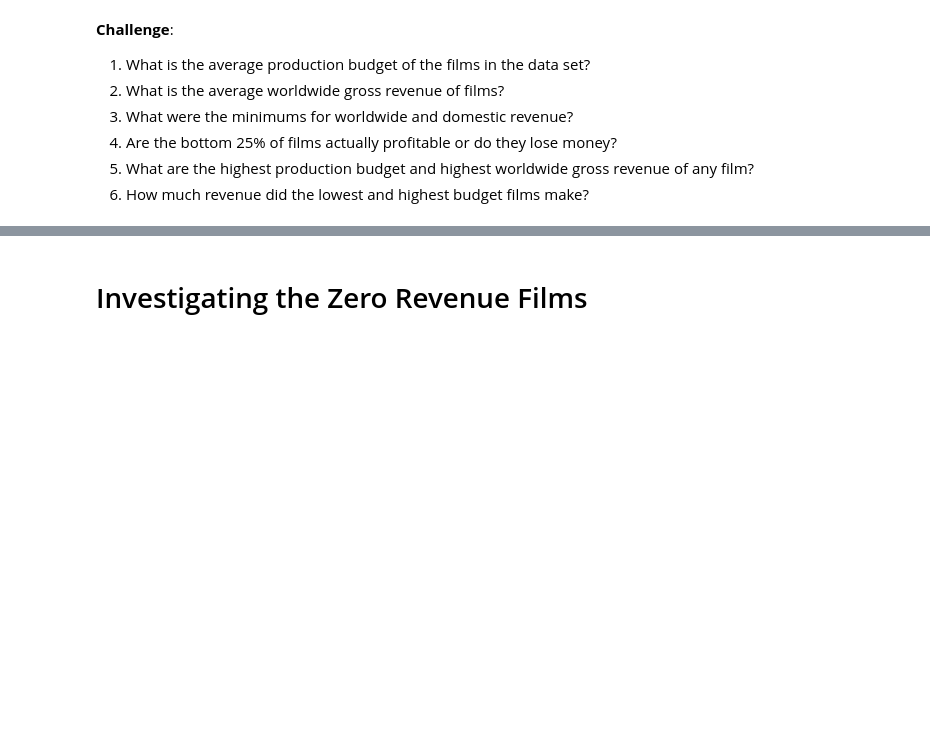
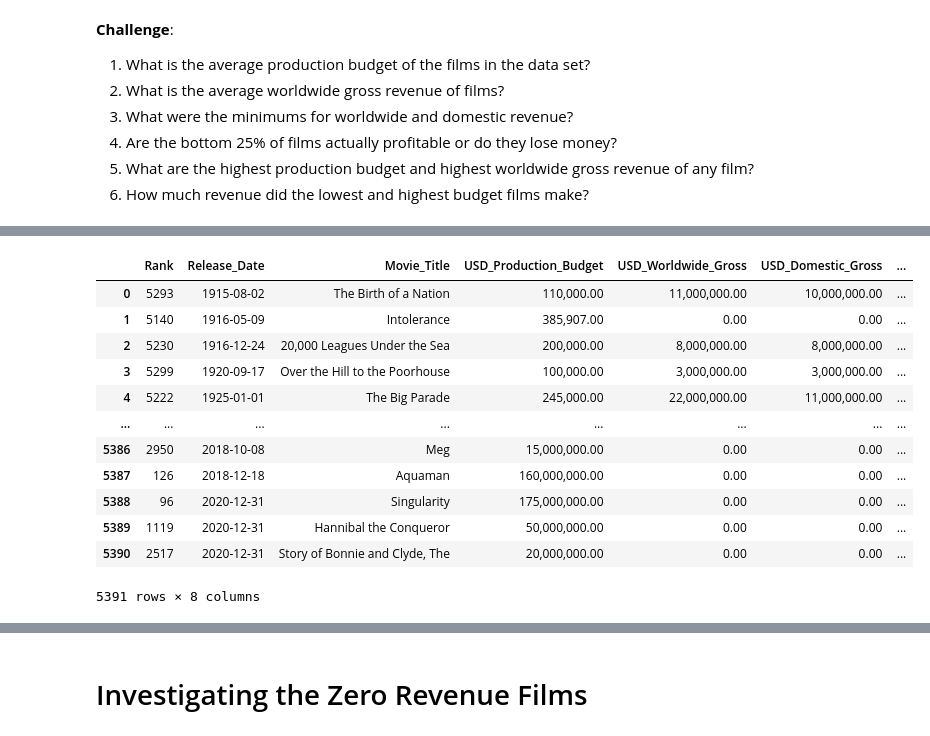
Before and after one commit to Joshua-Jenkins33/100DaysOfPython, a Jupyter notebook: 077_Day_77_Linear_Regression_and_Data_Visualization_with_Seaborn/Seaborn_and_Linear_Regression_(start).ipynb, the cells around one changed output, grey strips where cells are left out. Cells and saved outputs as stored; diff of their text form; code cells hidden in the pictures; blank space fills up the shorter version.

```diff
--- a/077_Day_77_Linear_Regression_and_Data_Visualization_with_Seaborn/Seaborn_and_Linear_Regression_(start).ipynb
+++ b/077_Day_77_Linear_Regression_and_Data_Visualization_with_Seaborn/Seaborn_and_Linear_Regression_(start).ipynb
@@ -106,0 +130,26 @@ dtype: object
+# %%
+def calc_ww_revenue(row):
+    revenue = row.USD_Production_Budget-row.USD_Worldwide_Gross
+    return revenue
+
+def calc_dom_revenue(row):
+    revenue = row.USD_Production_Budget-row.USD_Domestic_Gross
+    return revenue
+# %%
+data['Worldwide_Revenue'] = data.apply(calc_ww_revenue, axis=1)
+data['Domestic_Revenue'] = data.apply(calc_dom_revenue, axis=1)
+data
+# %% [output]
+|  | Rank | Release_Date | Movie_Title | USD_Production_Budget | USD_Worldwide_Gross | USD_Domestic_Gross | ... |
+| 0 | 5293 | 1915-08-02 | The Birth of a Nation | 110,000.00 | 11,000,000.00 | 10,000,000.00 | ... |
+| 1 | 5140 | 1916-05-09 | Intolerance | 385,907.00 | 0.00 | 0.00 | ... |
+| 2 | 5230 | 1916-12-24 | 20,000 Leagues Under the Sea | 200,000.00 | 8,000,000.00 | 8,000,000.00 | ... |
+| 3 | 5299 | 1920-09-17 | Over the Hill to the Poorhouse | 100,000.00 | 3,000,000.00 | 3,000,000.00 | ... |
+| 4 | 5222 | 1925-01-01 | The Big Parade | 245,000.00 | 22,000,000.00 | 11,000,000.00 | ... |
+| ... | ... | ... | ... | ... | ... | ... | ... |
+| 5386 | 2950 | 2018-10-08 | Meg | 15,000,000.00 | 0.00 | 0.00 | ... |
+| 5387 | 126 | 2018-12-18 | Aquaman | 160,000,000.00 | 0.00 | 0.00 | ... |
+| 5388 | 96 | 2020-12-31 | Singularity | 175,000,000.00 | 0.00 | 0.00 | ... |
+| 5389 | 1119 | 2020-12-31 | Hannibal the Conqueror | 50,000,000.00 | 0.00 | 0.00 | ... |
+| 5390 | 2517 | 2020-12-31 | Story of Bonnie and Clyde, The | 20,000,000.00 | 0.00 | 0.00 | ... |
+5391 rows × 8 columns
```
Also changed, not shown: parts of 10 cells of this notebook, 1 other file.
